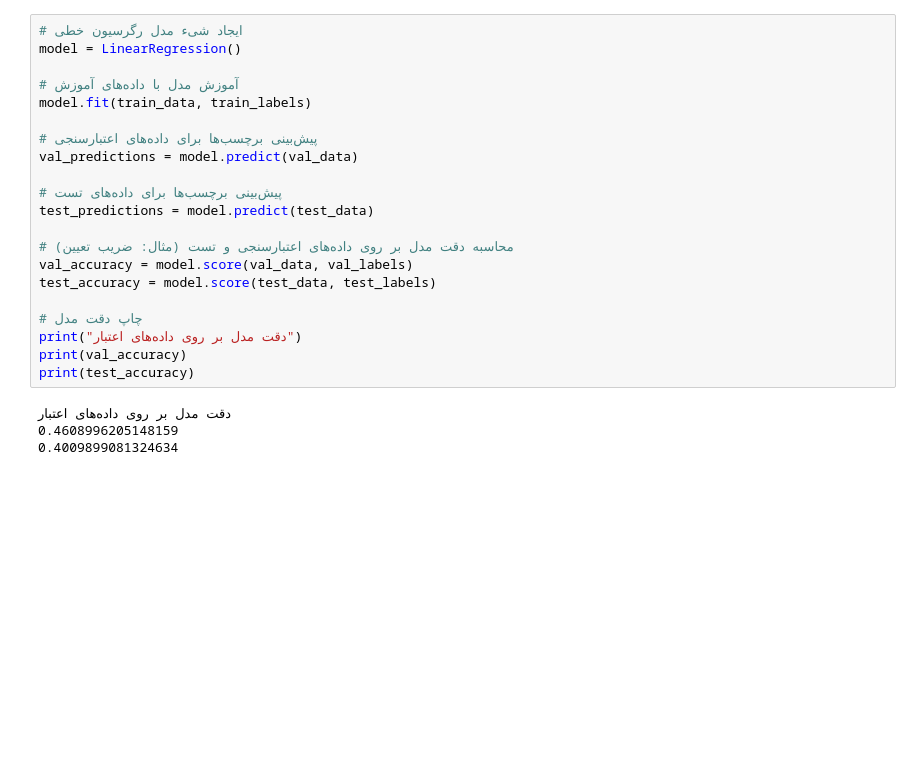
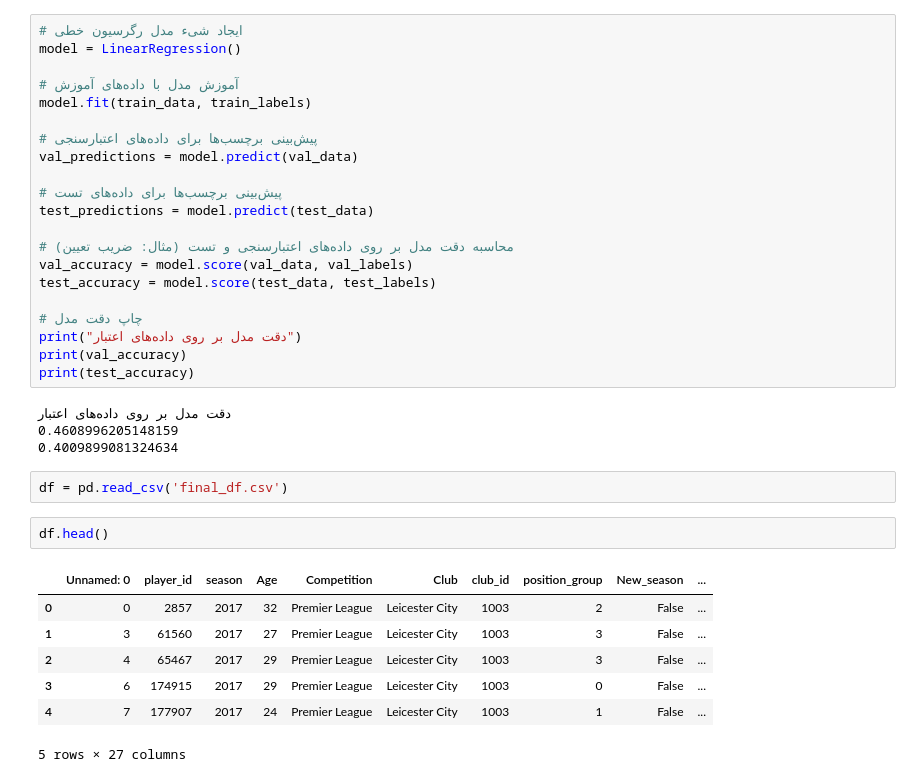
Before and after one commit to MHBehroozi/Transfermarkt, a Jupyter notebook: ML Part 1/Untitled.ipynb, the cells around one changed output. Saved outputs shown, nothing was run; the diff lists cells and outputs as text; blank space fills up the shorter version.

```diff
--- a/ML Part 1/Untitled.ipynb
+++ b/ML Part 1/Untitled.ipynb
@@ -134,3 +136,15 @@ print(test_accuracy)
 دقت مدل بر روی داده‌های اعتبار
 0.4608996205148159
 0.4009899081324634
+# %%
+df = pd.read_csv('final_df.csv')
+# %%
+df.head()
+# %% [output]
+|  | Unnamed: 0 | player_id | season | Age | Competition | Club | club_id | position_group | New_season | ... |
+| 0 | 0 | 2857 | 2017 | 32 | Premier League | Leicester City | 1003 | 2 | False | ... |
+| 1 | 3 | 61560 | 2017 | 27 | Premier League | Leicester City | 1003 | 3 | False | ... |
+| 2 | 4 | 65467 | 2017 | 29 | Premier League | Leicester City | 1003 | 3 | False | ... |
+| 3 | 6 | 174915 | 2017 | 29 | Premier League | Leicester City | 1003 | 0 | False | ... |
+| 4 | 7 | 177907 | 2017 | 24 | Premier League | Leicester City | 1003 | 1 | False | ... |
+5 rows × 27 columns
```
Also changed, not shown: parts of 12 cells of this notebook, 4 other files.
